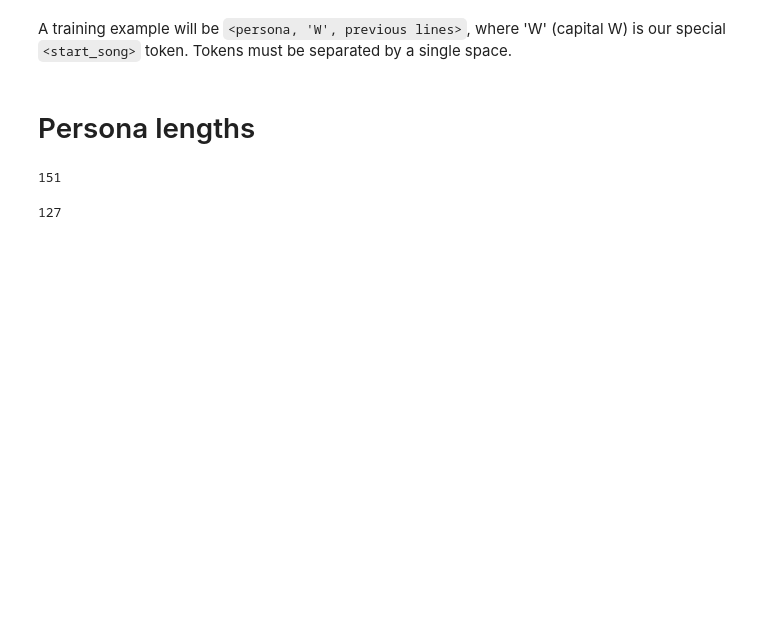
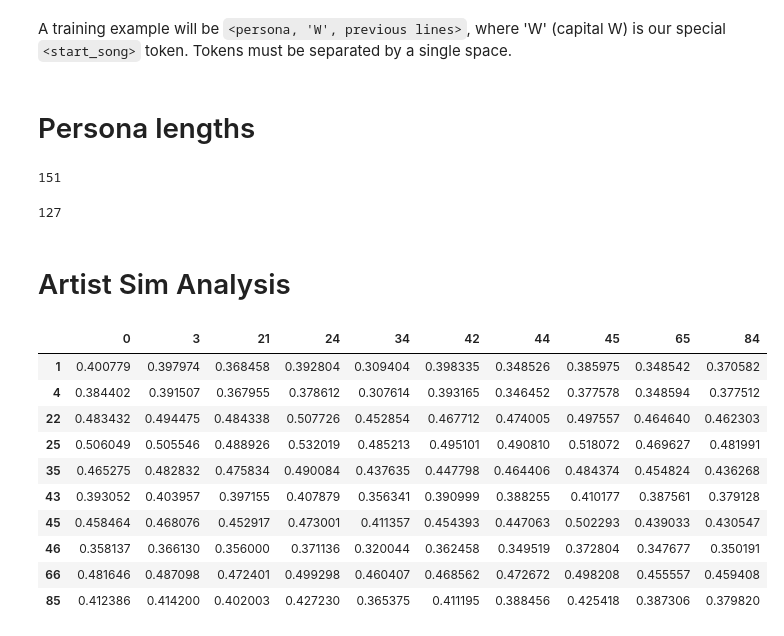
Before and after one commit to Lucaskabela/artist-lyric-gen, a Jupyter notebook: src/dataset/dataset.ipynb, the cells around one changed output. Drawn from its saved outputs; the diff is of its cells as text; code cells hidden in the pictures; blank space fills up the shorter version.

Commit message:
added artist sim matrix stuff

```diff
--- a/src/dataset/dataset.ipynb
+++ b/src/dataset/dataset.ipynb
@@ -732,3 +733,24 @@ persona_lengths = [len(persona.split(' ')) for persona in persona_tags]
 max(persona_lengths)
 # %% [output]
 127
+# %% [markdown]
+# Artist Sim Analysis
+# %%
+sim_matrix = pd.read_csv("artist_sim_matrix.csv")
+artist_names = ['21 savage', '6ix9ine', 'dr dre', 'earl sweatshirt', 'ice cube', 'kayne west', 'kendrick lamar', 'kid cudi', 'pusha t', 'tyler the creator']
+artist_indices = [1,4,22,25,35,43,45,46,66,85]
+artist_indices2 = [i - 1 for i in artist_indices]
+selected_matrix = sim_matrix.iloc[artist_indices, artist_indices]
+selected_matrix
+# %% [output]
+|  | 0 | 3 | 21 | 24 | 34 | 42 | 44 | 45 | 65 | 84 |
+| 1 | 0.400779 | 0.397974 | 0.368458 | 0.392804 | 0.309404 | 0.398335 | 0.348526 | 0.385975 | 0.348542 | 0.370582 |
+| 4 | 0.384402 | 0.391507 | 0.367955 | 0.378612 | 0.307614 | 0.393165 | 0.346452 | 0.377578 | 0.348594 | 0.377512 |
+| 22 | 0.483432 | 0.494475 | 0.484338 | 0.507726 | 0.452854 | 0.467712 | 0.474005 | 0.497557 | 0.464640 | 0.462303 |
+| 25 | 0.506049 | 0.505546 | 0.488926 | 0.532019 | 0.485213 | 0.495101 | 0.490810 | 0.518072 | 0.469627 | 0.481991 |
+| 35 | 0.465275 | 0.482832 | 0.475834 | 0.490084 | 0.437635 | 0.447798 | 0.464406 | 0.484374 | 0.454824 | 0.436268 |
+| 43 | 0.393052 | 0.403957 | 0.397155 | 0.407879 | 0.356341 | 0.390999 | 0.388255 | 0.410177 | 0.387561 | 0.379128 |
+| 45 | 0.458464 | 0.468076 | 0.452917 | 0.473001 | 0.411357 | 0.454393 | 0.447063 | 0.502293 | 0.439033 | 0.430547 |
+| 46 | 0.358137 | 0.366130 | 0.356000 | 0.371136 | 0.320044 | 0.362458 | 0.349519 | 0.372804 | 0.347677 | 0.350191 |
+| 66 | 0.481646 | 0.487098 | 0.472401 | 0.499298 | 0.460407 | 0.468562 | 0.472672 | 0.498208 | 0.455557 | 0.459408 |
+| 85 | 0.412386 | 0.414200 | 0.402003 | 0.427230 | 0.365375 | 0.411195 | 0.388456 | 0.425418 | 0.387306 | 0.379820 |
```
Also changed, not shown: parts of 3 cells of this notebook, 1 other file.
